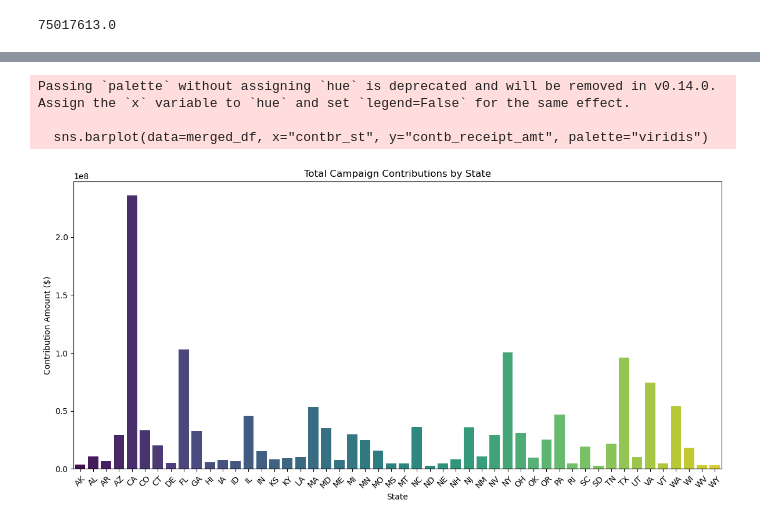
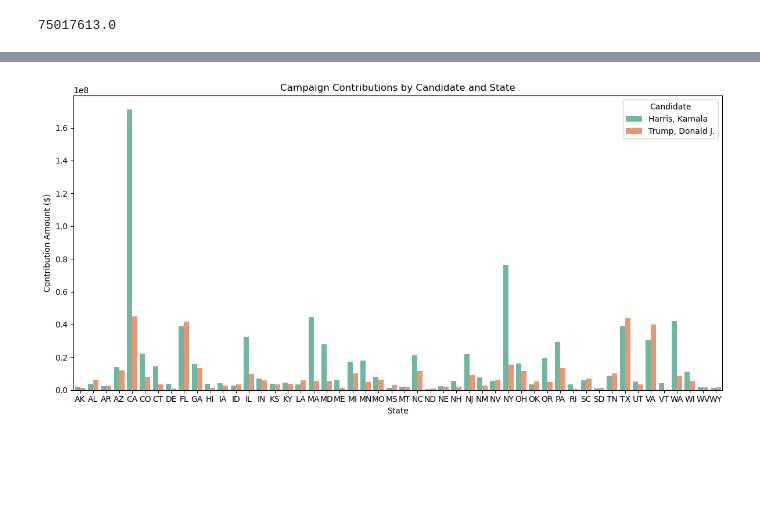
Before and after one commit to MaxObes/econ-570-final-project, a Jupyter notebook: econ570.ipynb, the cells around one changed output, grey strips where cells are left out. Saved outputs shown, nothing was run; the diff lists cells and outputs as text; code cells hidden in the pictures; blank space fills up the shorter version.

Commit message:
updated merged_df and new graph

```diff
--- a/econ570.ipynb
+++ b/econ570.ipynb
@@ -74,6 +74,7 @@ new.head()
 |  | 99611 | C00540302 | P40012155 | Scott, Timothy E. | -50.0 | 2023-04-12 | P2028 |
 |  | 99611 | C00540302 | P40012155 | Scott, Timothy E. | 50.0 | 2023-04-12 | P2024 |
 # %%
-new_summed = pd.DataFrame(new.groupby(level=["contbr_st", "contbr_zip"])["contb_receipt_amt"].sum())
+new_reset = new.reset_index()
+new_summed = new_reset.groupby(["contbr_st", "contbr_zip", "cand_nm"])["contb_receipt_amt"].sum().reset_index()
 new_summed.head()
 # %% [output]
@@ -86,0 +87,15 @@ new_summed.head()
+# %%
+state_cand_sums = new_summed.groupby(["contbr_st", "cand_nm"])["contb_receipt_amt"].sum().reset_index()
+
+# Optional: sort by state or amount
+state_cand_sums = state_cand_sums.sort_values(by=["contbr_st", "contb_receipt_amt"], ascending=[True, False])
+
+# state_cand_sums.head()
+
+# Keep only contributions for Harris or Trump
+state_sums = state_cand_sums[
+    state_cand_sums["cand_nm"].isin(["Harris, Kamala", "Trump, Donald J."])
+].reset_index(drop=True)
+
+# View the filtered result
+state_sums.head()
@@ -134,6 +156,6 @@ harris_total_votes
 75017613.0
 # %%
 state_contribs = new_summed.groupby("contbr_st")["contb_receipt_amt"].sum().reset_index()
-merged_df = pd.merge(state_contribs, elec_df, left_on="contbr_st", right_on="STATE", how="inner")
+merged_df = pd.merge(state_sums, elec_df, left_on="contbr_st", right_on="STATE", how="inner")
 merged_df.drop('STATE', axis=1)
 # %% [output]
@@ -166,15 +185,24 @@ merged_df.head()
 # %%
 plt.figure(figsize=(12, 6))
-sns.barplot(data=merged_df, x="contbr_st", y="contb_receipt_amt", palette="viridis")
 
-plt.title("Total Campaign Contributions by State")
+sns.barplot(
+    data=merged_df,
+    x="contbr_st",
+    y="contb_receipt_amt",
+    hue="cand_nm",
+    palette="Set2"
+)
+
+# Add titles and labels
+plt.title("Campaign Contributions by Candidate and State")
 plt.xlabel("State")
 plt.ylabel("Contribution Amount ($)")
-plt.xticks(rotation=45)
+plt.legend(title="Candidate")
+
+# Clean layout
 plt.tight_layout()
+
+# Show plot
 plt.show()
 # %% [output]
-Passing `palette` without assigning `hue` is deprecated and will be removed in v0.14.0. Assign the `x` variable to `hue` and set `legend=False` for the same effect.
-
-  sns.barplot(data=merged_df, x="contbr_st", y="contb_receipt_amt", palette="viridis")
-[figure, old version]
+[figure, new version]
```
Also changed, not shown: parts of 4 cells of this notebook.
